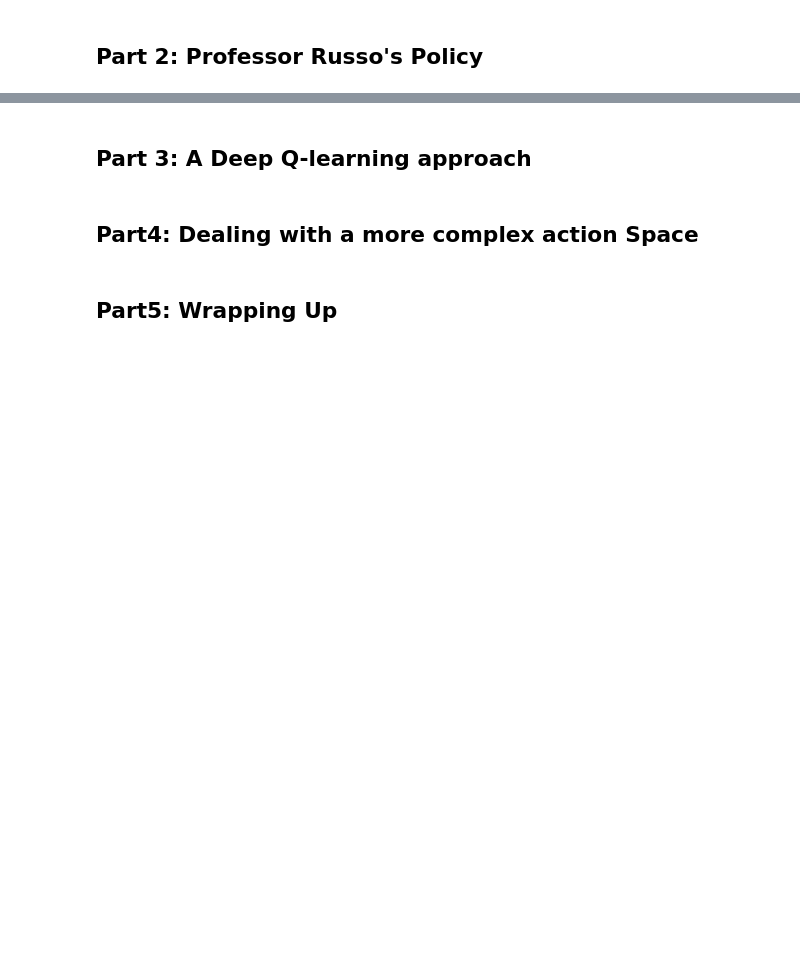
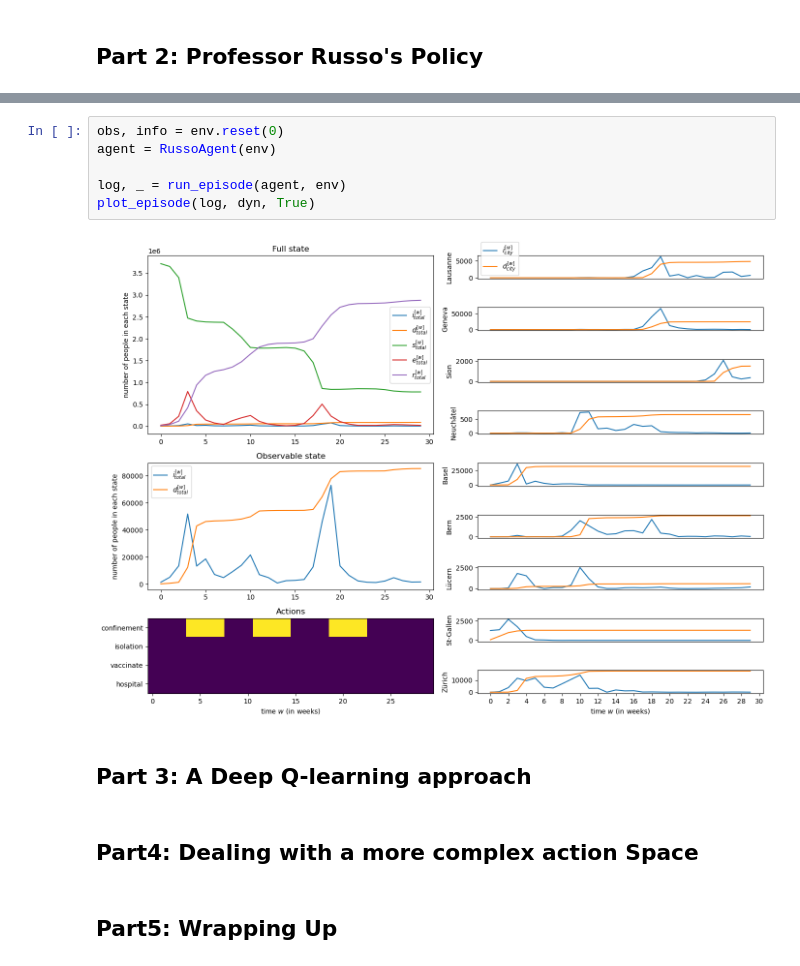
Before and after one commit to paulblgr/Miniproject-ANN, a Jupyter notebook: notebook.ipynb, the cells around one changed output, grey strips where cells are left out. Cells and saved outputs as stored; diff of their text form; blank space fills up the shorter version.

```diff
--- a/notebook.ipynb
+++ b/notebook.ipynb
@@ -60,3 +65,11 @@ plot_episode(log, dyn)
+# %%
+obs, info = env.reset(0)
+agent = RussoAgent(env)
+
+log, _ = run_episode(agent, env)
+plot_episode(log, dyn, True)
+# %% [output]
+[figure, added]
 # %% [markdown]
 ## Part 3: A Deep Q-learning approach
 # %% [markdown]
```
Also changed, not shown: parts of 4 cells of this notebook, 2 other files.
